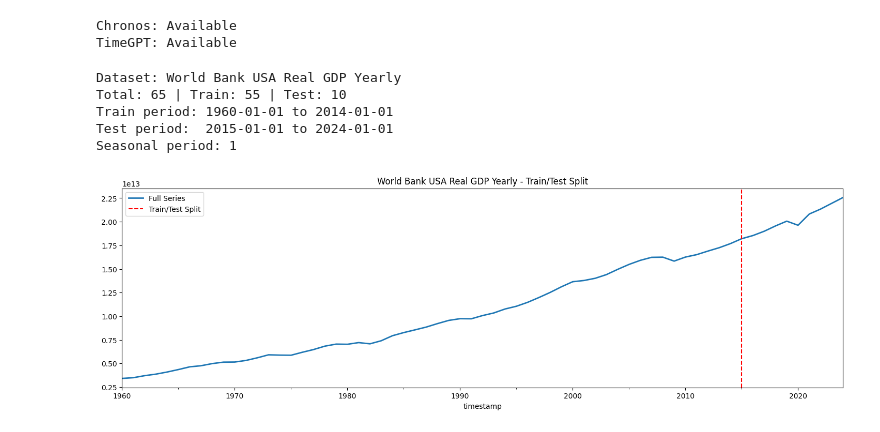
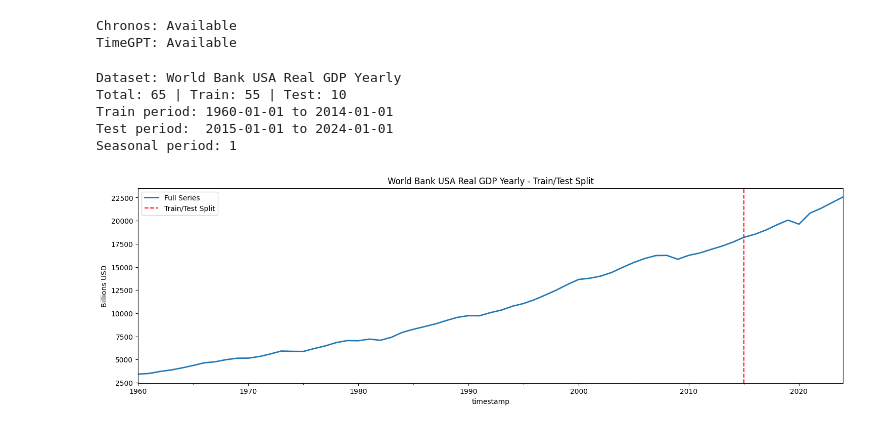
Before and after one commit to ContiHan/Statistika, a Jupyter notebook: forecasting/01_forecasting_wb_usa_real_gdp_yearly.ipynb, the cells around one changed output. Drawn from its saved outputs; the diff is of its cells as text; code cells hidden in the pictures.

```diff
--- a/forecasting/01_forecasting_wb_usa_real_gdp_yearly.ipynb
+++ b/forecasting/01_forecasting_wb_usa_real_gdp_yearly.ipynb
@@ -84,12 +84,19 @@ DATASET_CONFIG = {
     'frequency': 'YS',          # 'MS'=monthly start, 'QS'=quarterly, 'YS'=yearly, 'H'=hourly, 'D'=daily
     'test_periods': 10,         # Number of periods to hold out for testing
     'seasonal_period': 1,       # 12=monthly, 4=quarterly, 1=yearly, 24=hourly, 7=daily
-    'name': 'World Bank USA Real GDP Yearly'
+    'name': 'World Bank USA Real GDP Yearly',
+    'value_scale': 1e9,         # Scale factor for values (1e9 = billions)
+    'value_unit': 'Billions USD'
 }
 
 # === LOAD AND PREPROCESS DATA ===
 df = pd.read_csv(DATASET_CONFIG['file_path'])
 df[DATASET_CONFIG['time_column']] = pd.to_datetime(df[DATASET_CONFIG['time_column']])
+
+# Scale values for better readability (e.g., to billions USD)
+if 'value_scale' in DATASET_CONFIG and DATASET_CONFIG['value_scale'] != 1:
+    df[DATASET_CONFIG['target_column']] = df[DATASET_CONFIG['target_column']] / DATASET_CONFIG['value_scale']
+
 series = TimeSeries.from_dataframe(df, DATASET_CONFIG['time_column'], DATASET_CONFIG['target_column'])
 series = series.astype(np.float32)
 
@@ -105,34 +112,36 @@ offset_map = {
     'H': pd.DateOffset(hours=test_periods)
 }
 offset = offset_map.get(freq, pd.DateOffset(days=test_periods))
 
 train, test = series.split_after(pd.Timestamp(series.end_time()) - offset)
 
 # === SCALING (for Deep Learning models) ===
 # IMPORTANT: Scaler is fitted ONLY on training data to prevent data leakage
 scaler = Scaler()
 train_scaled = scaler.fit_transform(train)
 test_scaled = scaler.transform(test)  # Transform only, no fitting
 series_scaled = scaler.transform(series)
 
 print(f"Dataset: {DATASET_CONFIG['name']}")
 print(f"Total: {len(series)} | Train: {len(train)} | Test: {len(test)}")
 print(f"Train period: {train.start_time().date()} to {train.end_time().date()}")
 print(f"Test period:  {test.start_time().date()} to {test.end_time().date()}")
 print(f"Seasonal period: {DATASET_CONFIG['seasonal_period']}")
 
 series.plot(label='Full Series', figsize=(18, 5))
 plt.axvline(x=test.start_time(), color='red', linestyle='--', label='Train/Test Split')
 plt.title(f"{DATASET_CONFIG['name']} - Train/Test Split")
+if 'value_unit' in DATASET_CONFIG:
+    plt.ylabel(DATASET_CONFIG['value_unit'])
 plt.legend()
 plt.show()
 # %% [output]
 Dataset: World Bank USA Real GDP Yearly
 Total: 65 | Train: 55 | Test: 10
 Train period: 1960-01-01 to 2014-01-01
 Test period:  2015-01-01 to 2024-01-01
 Seasonal period: 1
-[figure, old version]
+[figure, new version]
 # %%
 # 3. Evaluation Metrics and Result Logging
 #
```
Also changed, not shown: parts of 9 cells of this notebook.
